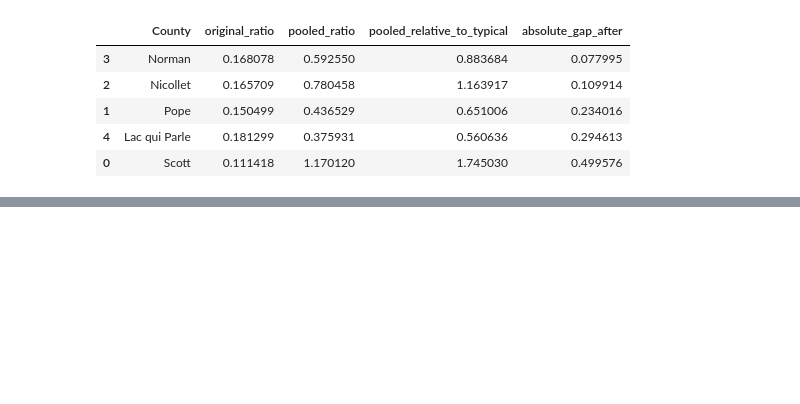
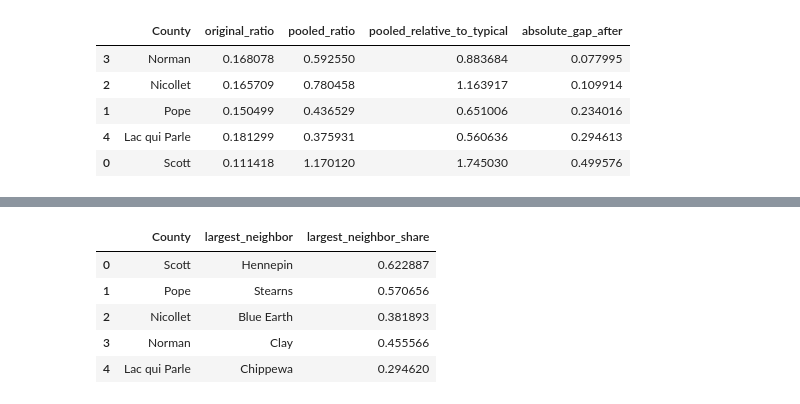
Before and after one commit to Hajar0Ahmed/MinneMUDAC2026Outliers, a Jupyter notebook: notebooks/hub_check.ipynb, the cells around one changed output, grey strips where cells are left out. Cells and saved outputs as stored; diff of their text form; code cells hidden in the pictures; blank space fills up the shorter version.

```diff
--- a/notebooks/hub_check.ipynb
+++ b/notebooks/hub_check.ipynb
@@ -320,0 +457,73 @@ display(
+# %%
+largest_neighbor_results = []
+
+for target in targets:
+
+    target_row = county[
+        county["County"] == target
+    ].iloc[0]
+
+    target_fips = target_row["fips"]
+
+    neighbor_fips = (
+        mn_adjacency.loc[
+            mn_adjacency["County GEOID"] == target_fips,
+            "Neighbor GEOID"
+        ]
+        .dropna()
+        .tolist()
+    )
+
+    neighbor_data = county[
+        county["fips"].isin(
+            neighbor_fips
+        )
+    ].copy()
+
+    largest_neighbor = (
+        neighbor_data
+        .sort_values(
+            "expected_visits",
+            ascending=False
+        )
+        .iloc[0]
+    )
+
+    pooled_fips = [
+        target_fips
+    ] + neighbor_fips
+
+    pooled_expected = county.loc[
+        county["fips"].isin(
+            pooled_fips
+        ),
+        "expected_visits"
+    ].sum()
+
+    largest_share = (
+        largest_neighbor["expected_visits"]
+        / pooled_expected
+    )
+
+    largest_neighbor_results.append(
+        {
+            "County": target,
+            "largest_neighbor":
+                largest_neighbor["County"],
+            "largest_neighbor_share":
+                largest_share
+        }
+    )
+
+largest_neighbor_table = pd.DataFrame(
+    largest_neighbor_results
+)
+
+display(largest_neighbor_table)
+# %% [output]
+|  | County | largest_neighbor | largest_neighbor_share |
+| 0 | Scott | Hennepin | 0.622887 |
+| 1 | Pope | Stearns | 0.570656 |
+| 2 | Nicollet | Blue Earth | 0.381893 |
+| 3 | Norman | Clay | 0.455566 |
+| 4 | Lac qui Parle | Chippewa | 0.294620 |
```
Also changed, not shown: parts of 5 cells of this notebook, 4 other files.
